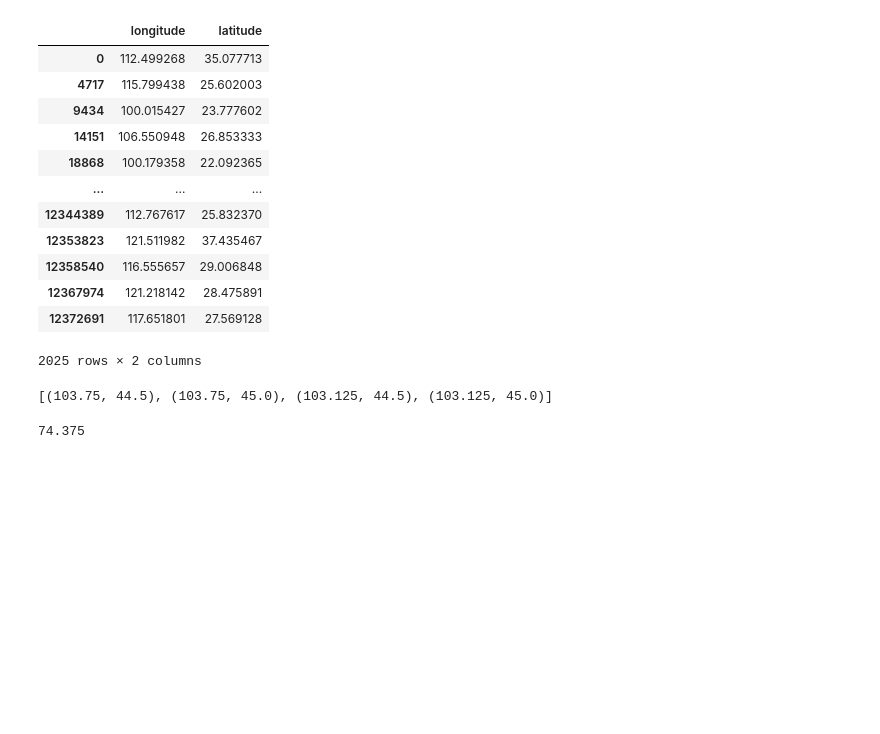
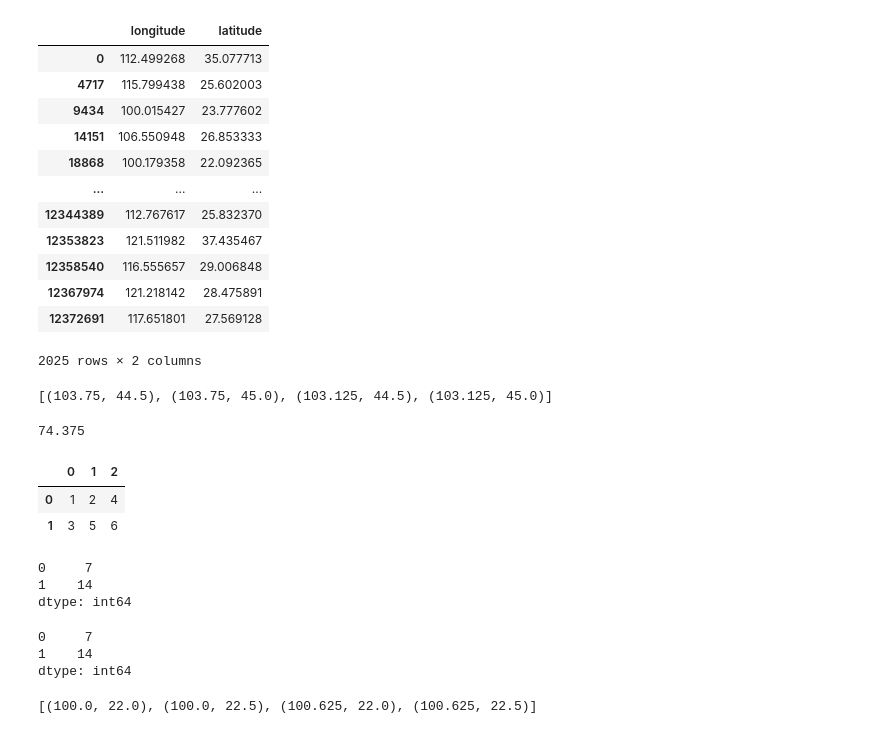
Before and after one commit to AnoraWu/CloudSeeding, a Jupyter notebook: code/炮台数据/test.ipynb, the cells around one changed output. Drawn from its saved outputs; the diff is of its cells as text; code cells hidden in the pictures; blank space fills up the shorter version.

```diff
--- a/code/炮台数据/test.ipynb
+++ b/code/炮台数据/test.ipynb
@@ -455,3 +471,37 @@ print(get_four_points(103.44447,44.7))
 73.125+0.625*2
 # %% [output]
 74.375
+# %%
+data = pd.DataFrame([[1,2,4],[3,5,6]])
+data
+# %% [output]
+|  | 0 | 1 | 2 |
+| 0 | 1 | 2 | 4 |
+| 1 | 3 | 5 | 6 |
+# %%
+data.sum(axis=1)
+# %% [output]
+0     7
+1    14
+dtype: int64
+# %%
+data.apply(sum, axis = 1)
+# %% [output]
+0     7
+1    14
+dtype: int64
+# %%
+def get_four_points(longitude, latitude):
+        lat1 = round(latitude * 2) / 2
+        lat2 = lat1 - 0.5 if lat1 > latitude else lat1 + 0.5
+
+        lon_list = np.arange(73.125, 135, 0.625).tolist()
+        lon1 = min(lon_list, key=lambda lon: abs(lon-longitude))
+        lon2 = lon1 - 0.625 if lon1 > longitude else lon1 + 0.625
+
+        return [(lon1, lat1), (lon1, lat2), (lon2, lat1), (lon2, lat2)]
+
+print(get_four_points(100.179358, 22.092365))
+#2010 02 12
+# %% [output]
+[(100.0, 22.0), (100.0, 22.5), (100.625, 22.0), (100.625, 22.5)]
```
Also changed, not shown: parts of 14 cells of this notebook, 20 other files.
